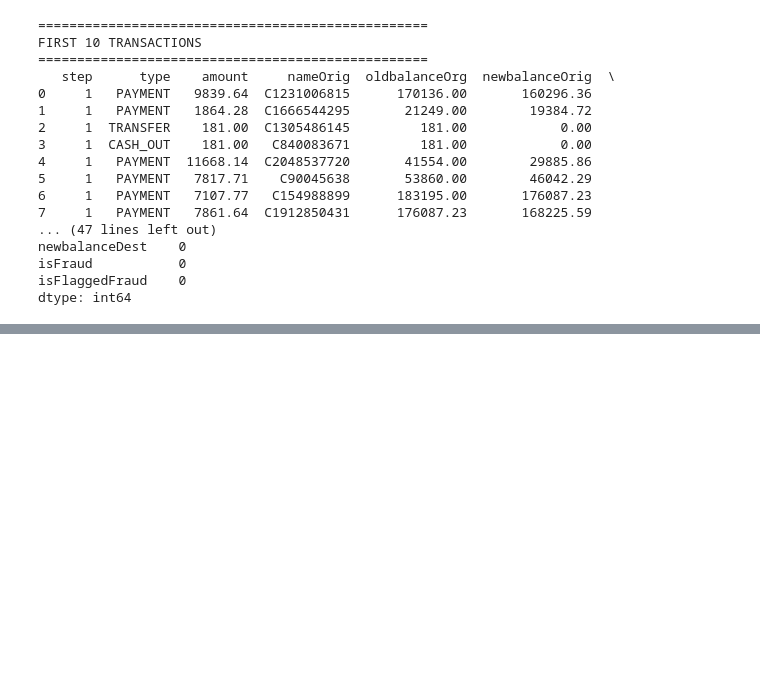
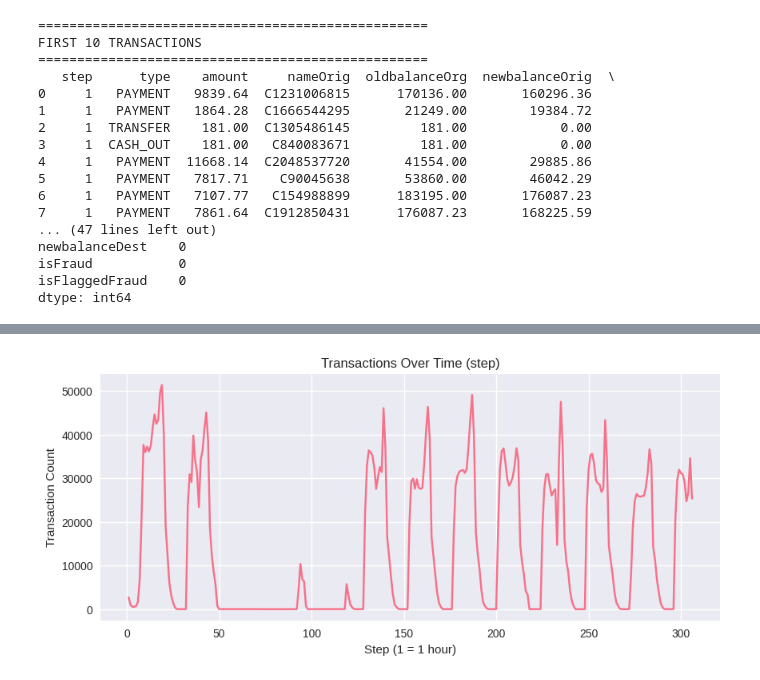
Before and after one commit to Moya505/Adaptive-Behavioral-Anomaly-Detection-for-Fraudulent-Transactions, a Jupyter notebook: Adaptive_Behavioral_Anomaly_Detection_for_Fraudulent_Transactions.ipynb, the cells around one changed output, grey strips where cells are left out. Saved outputs shown, nothing was run; the diff lists cells and outputs as text; code cells hidden in the pictures; blank space fills up the shorter version.

```diff
--- a/Adaptive_Behavioral_Anomaly_Detection_for_Fraudulent_Transactions.ipynb
+++ b/Adaptive_Behavioral_Anomaly_Detection_for_Fraudulent_Transactions.ipynb
@@ -190,0 +192,9 @@ PAYMENT             0      2151495    0.000000
+# %%
+plt.figure(figsize=(10,4))
+df.groupby('step').size().plot()
+plt.title("Transactions Over Time (step)")
+plt.xlabel("Step (1 = 1 hour)")
+plt.ylabel("Transaction Count")
+plt.show()
+# %% [output]
+[figure, added]
```
Also changed, not shown: parts of 6 cells of this notebook.
